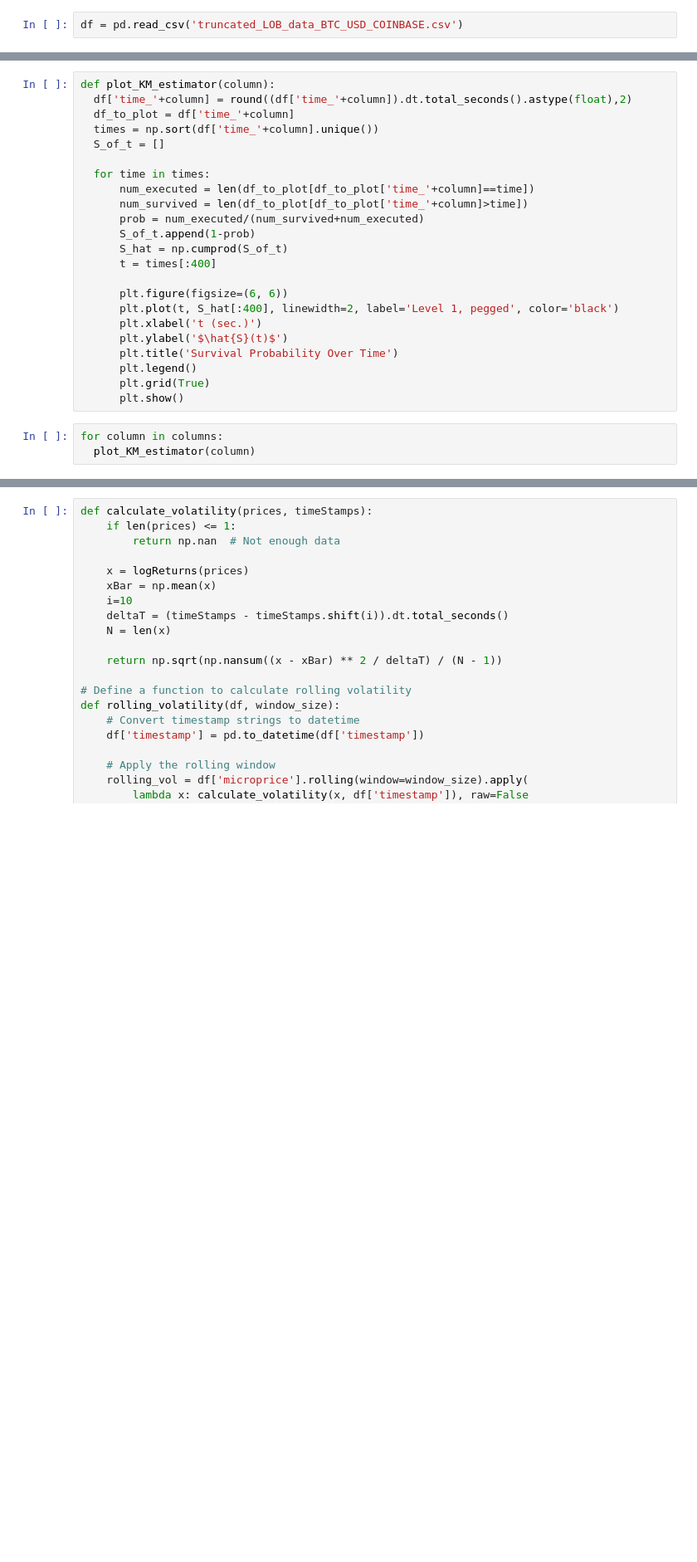
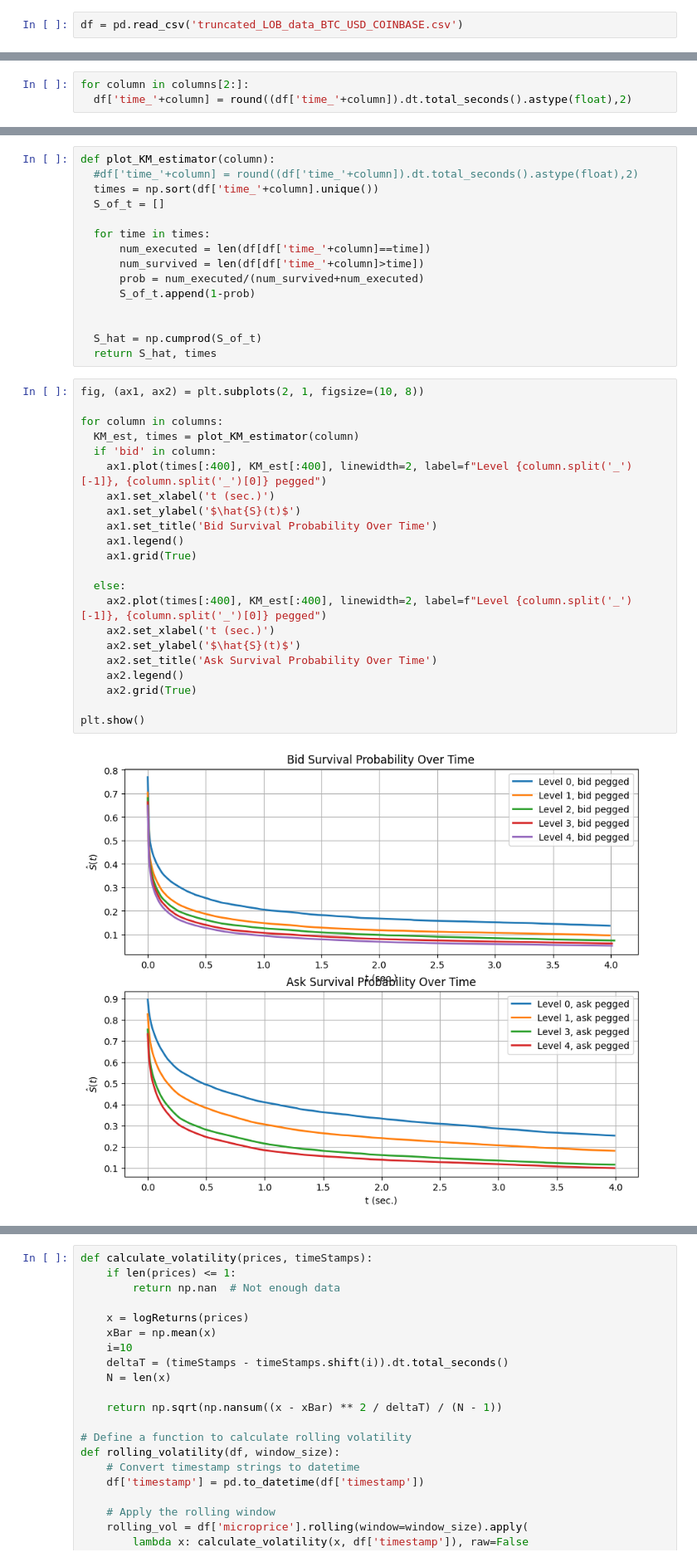
Before and after one commit to poloincognito/limit_order_book, a Jupyter notebook: notebooks/Filltime prediction.ipynb, the cells around one changed output, grey strips where cells are left out. Shown at 83% size. Drawn from its saved outputs; the diff is of its cells as text; blank space fills up the shorter version.

```diff
--- a/notebooks/Filltime prediction.ipynb
+++ b/notebooks/Filltime prediction.ipynb
@@ -31,0 +51,3 @@ for column in columns:
+# %%
+for column in columns[2:]:
+  df['time_'+column] = round((df['time_'+column]).dt.total_seconds().astype(float),2)
@@ -32,29 +70,42 @@ for column in columns:
 # %%
 def plot_KM_estimator(column):
-  df['time_'+column] = round((df['time_'+column]).dt.total_seconds().astype(float),2)
-  df_to_plot = df['time_'+column]
+  #df['time_'+column] = round((df['time_'+column]).dt.total_seconds().astype(float),2)
   times = np.sort(df['time_'+column].unique())
   S_of_t = []
 
   for time in times:
-      num_executed = len(df_to_plot[df_to_plot['time_'+column]==time])
-      num_survived = len(df_to_plot[df_to_plot['time_'+column]>time])
+      num_executed = len(df[df['time_'+column]==time])
+      num_survived = len(df[df['time_'+column]>time])
       prob = num_executed/(num_survived+num_executed)
       S_of_t.append(1-prob)
-      S_hat = np.cumprod(S_of_t)
-      t = times[:400]
 
-      plt.figure(figsize=(6, 6))
-      plt.plot(t, S_hat[:400], linewidth=2, label='Level 1, pegged', color='black')
-      plt.xlabel('t (sec.)')
-      plt.ylabel('$\hat{S}(t)$')
-      plt.title('Survival Probability Over Time')
-      plt.legend()
-      plt.grid(True)
-      plt.show()
+
+  S_hat = np.cumprod(S_of_t)
+  return S_hat, times
 # %%
+fig, (ax1, ax2) = plt.subplots(2, 1, figsize=(10, 8))
+
 for column in columns:
-  plot_KM_estimator(column)
+  KM_est, times = plot_KM_estimator(column)
+  if 'bid' in column:
+    ax1.plot(times[:400], KM_est[:400], linewidth=2, label=f"Level {column.split('_')[-1]}, {column.split('_')[0]} pegged")
+    ax1.set_xlabel('t (sec.)')
+    ax1.set_ylabel('$\hat{S}(t)$')
+    ax1.set_title('Bid Survival Probability Over Time')
+    ax1.legend()
+    ax1.grid(True)
+
+  else:
+    ax2.plot(times[:400], KM_est[:400], linewidth=2, label=f"Level {column.split('_')[-1]}, {column.split('_')[0]} pegged")
+    ax2.set_xlabel('t (sec.)')
+    ax2.set_ylabel('$\hat{S}(t)$')
+    ax2.set_title('Ask Survival Probability Over Time')
+    ax2.legend()
+    ax2.grid(True)
+
+plt.show()
+# %% [output]
+[figure, added]
 # %%
 #Make some features and drop useless columns
 pd.options.mode.chained_assignment = None
```
Also changed, not shown: parts of 5 cells of this notebook.
